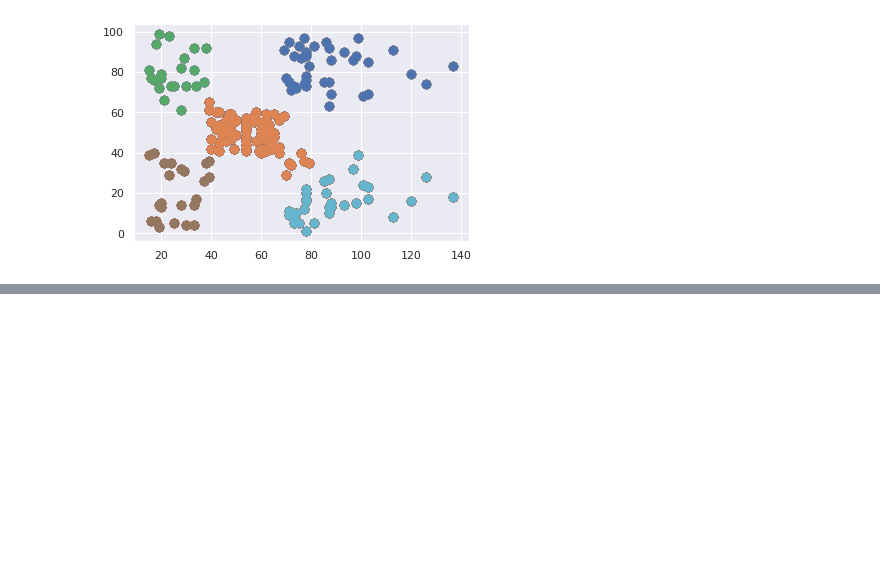
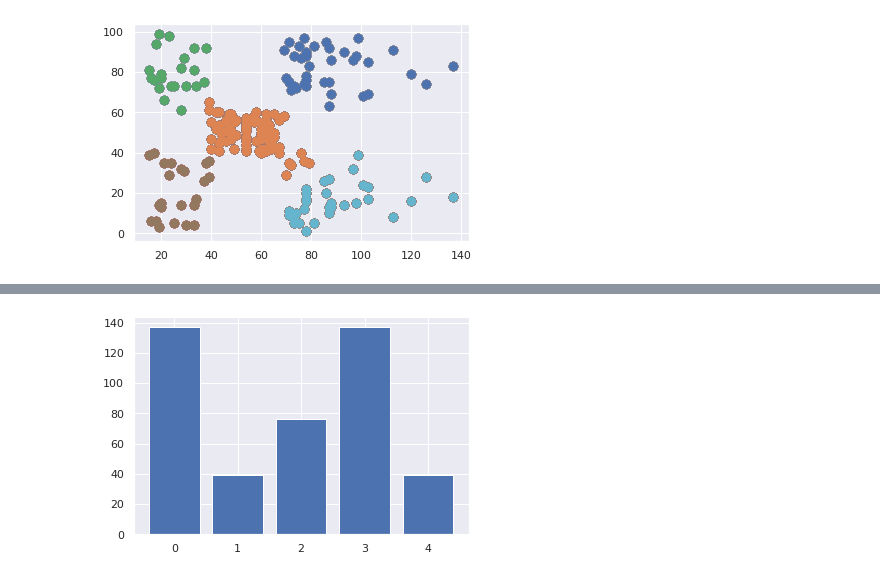
Before and after one commit to hamza3laa/-Hierarchical-Clustering-, a Jupyter notebook: clustering_case_study_.ipynb, the cells around one changed output, grey strips where cells are left out. Saved outputs shown, nothing was run; the diff lists cells and outputs as text; code cells hidden in the pictures; blank space fills up the shorter version.

```diff
--- a/clustering_case_study_.ipynb
+++ b/clustering_case_study_.ipynb
@@ -216,0 +237,4 @@ plt.scatter(X[y_hc==4, 0], X[y_hc==4, 1], s=100, c='magenta', label ='Cluster 5'
+# %%
+plt.bar(df['KMClusters'] , df['Annual Income (k$)']);
+# %% [output]
+[figure, added]
```
Also changed, not shown: parts of 10 cells of this notebook.
